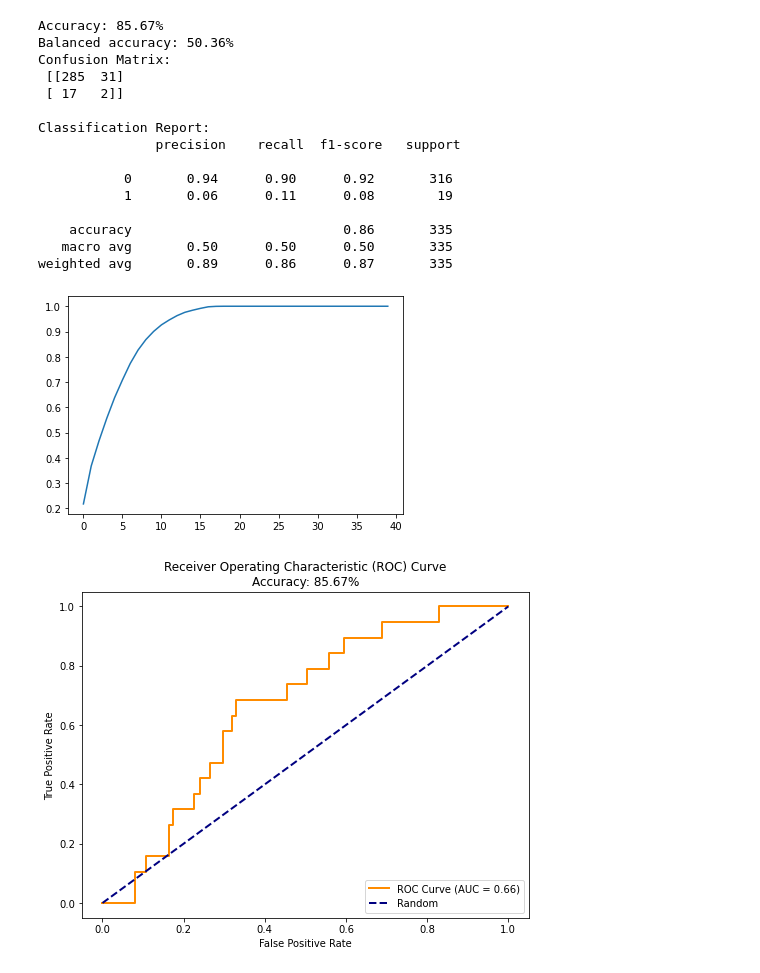
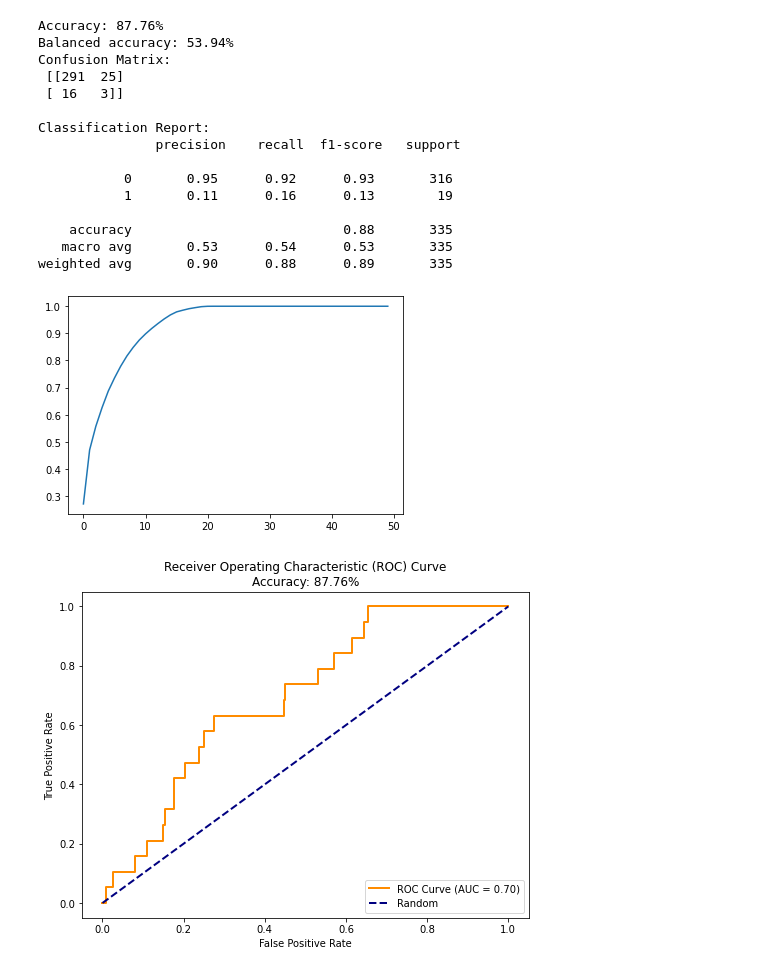
Before and after one commit to Tim0828/8CC00-groep-9, a Jupyter notebook: regression/regression2.ipynb, the cells around one changed output. Drawn from its saved outputs; the diff is of its cells as text; code cells hidden in the pictures.

```diff
--- a/regression/regression2.ipynb
+++ b/regression/regression2.ipynb
@@ -33,2 +14,30 @@ df_scaled_tested = scalerminmax.fit_transform(df_tested_data)
+# %%
+df_tested_data_and_descriptors = load_data("tested_molecules_with_descriptors.csv")
+
+df_PKM2 = df_tested_data_and_descriptors['PKM2_inhibition']
+df_ERK2 = df_tested_data_and_descriptors['ERK2_inhibition']
+df_smiles = df_tested_data_and_descriptors["SMILES"]
+df_tested_data = df_tested_data_and_descriptors.drop(columns=['PKM2_inhibition', 'ERK2_inhibition', 'SMILES'])
+
+#Use only top 50 variables
+constant_filter = VarianceThreshold(threshold=0.0)
+X_constant_removed = constant_filter.fit_transform(df_tested_data)
+columns_kept = df_tested_data.columns[constant_filter.get_support()]
+X_filtered = pd.DataFrame(X_constant_removed, columns=columns_kept)
+
+# Compute correlation matrix and select upper triangle of correlation matrix
+corr_matrix = X_filtered.corr().abs()
+upper = corr_matrix.where(np.triu(np.ones(corr_matrix.shape), k=1).astype(bool))
+
+# Find features with correlation greater than 0.95 and drop them #ik hou niks over
+#to_drop = [column for column in upper.columns if any(upper[column] > 0.95)]
+#X_filtered = X_filtered.drop(columns=to_drop)
+
+# Univariate feature selection for PKM2
+selector_PKM2 = SelectKBest(score_func=f_classif, k=50)
+X_best_PKM2 = selector_PKM2.fit_transform(X_filtered, df_PKM2)
+# Univariate feature selection for ERK2
+selector_ERK2 = SelectKBest(score_func=f_classif, k=50)
+X_best_ERK2 = selector_ERK2.fit_transform(X_filtered, df_ERK2)
 # %%
 # Split the data into X and y
@@ -109,14 +114,11 @@ weighted avg       0.97      0.92      0.94       335
 # %%
 
-X=df_scaled_tested
-y=df_descriptors.pop('ERK2_inhibition')
-
-X_train, X_test, y_train, y_test = train_test_split(
-    X, y, test_size=0.2, random_state=42)
+X=X_best_ERK2
+y=df_ERK2
 
 scaler = MinMaxScaler()
-X_train = scaler.fit_transform(X_train)
-X_test = scaler.transform(X_test)
+X = scaler.fit_transform(X)
+
 
 # Split the data into training and test data set
 X_train, X_test, y_train, y_test_ERK2 = train_test_split(X,y, train_size=0.7,test_size=0.3,random_state=42)
@@ -136,12 +138,8 @@ pca=PCA(n_components=num_components)
 X_train_pca = pca.fit_transform(X_train)
 X_test_pca = pca.transform(X_test)
 
-
-
 logr_model=LogisticRegression(class_weight={0: 1, 1: 10})
 logr_model.fit(X_train_pca,y_train)
-
-
 
 y_pred_ERK2 = logr_model.predict(X_test_pca)
 accuracy_ERK2  = accuracy_score(y_test_ERK2, y_pred_ERK2)
@@ -149,44 +147,44 @@ balanced_accuracy_ERK2 =balanced_accuracy_score(y_test_ERK2, y_pred_ERK2)
 print("Accuracy: {:.2f}%".format(accuracy_ERK2  * 100))
 print("Balanced accuracy: {:.2f}%".format(balanced_accuracy_ERK2  * 100))
 
 # evaluate the model
 print("Confusion Matrix:\n", confusion_matrix(y_test_ERK2, y_pred_ERK2))
 print("\nClassification Report:\n", classification_report(y_test_ERK2, y_pred_ERK2))
 
 
 # Plot ROC Curve
 y_prob_ERK2 = logr_model.predict_proba(X_test_pca)[:, 1]
 fpr, tpr, thresholds = roc_curve(y_test_ERK2, y_prob_ERK2)
 roc_auc = auc(fpr, tpr)
 
 plt.figure(figsize=(8, 6))
 plt.plot(fpr, tpr, color='darkorange', lw=2,
          label=f'ROC Curve (AUC = {roc_auc:.2f})')
 plt.plot([0, 1], [0, 1], color='navy', lw=2, linestyle='--', label='Random')
 plt.xlabel('False Positive Rate')
 plt.ylabel('True Positive Rate')
 plt.title('Receiver Operating Characteristic (ROC) Curve\nAccuracy: {:.2f}%'.format(
     accuracy_ERK2  * 100))
 plt.legend(loc="lower right")
 plt.show()
 # %% [output]
-Accuracy: 85.67%
-Balanced accuracy: 50.36%
+Accuracy: 87.76%
+Balanced accuracy: 53.94%
 Confusion Matrix:
- [[285  31]
- [ 17   2]]
+ [[291  25]
+ [ 16   3]]
 
 Classification Report:
                precision    recall  f1-score   support
 
-           0       0.94      0.90      0.92       316
-           1       0.06      0.11      0.08        19
+           0       0.95      0.92      0.93       316
+           1       0.11      0.16      0.13        19
 
-    accuracy                           0.86       335
-   macro avg       0.50      0.50      0.50       335
-weighted avg       0.89      0.86      0.87       335
+    accuracy                           0.88       335
+   macro avg       0.53      0.54      0.53       335
+weighted avg       0.90      0.88      0.89       335
-[figure, old version]
+[figure, new version]
-[figure, old version]
+[figure, new version]
 # %%
 #total for both
 accuracy= (accuracy_ERK2+ accuracy_PKM2)/2
```
Also changed, not shown: parts of 4 cells of this notebook.
